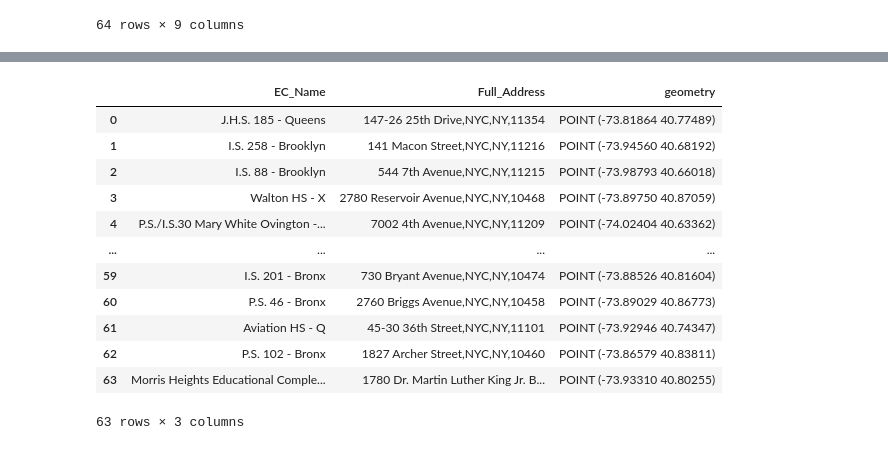
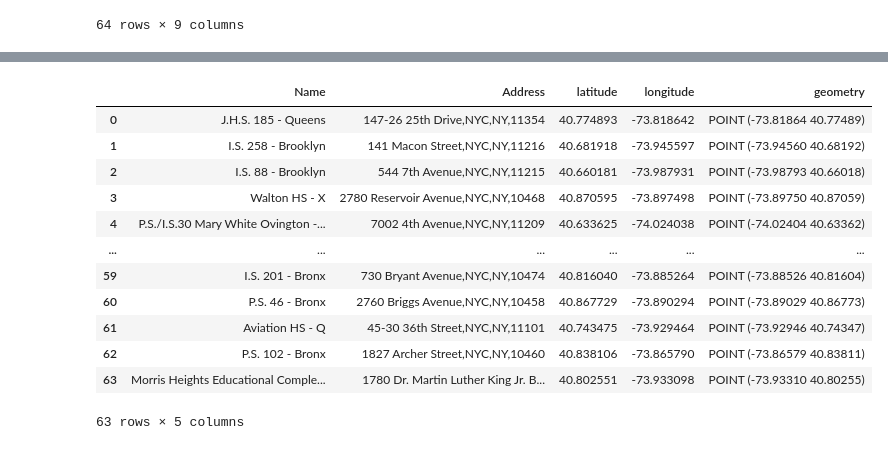
Before and after one commit to spatialthoughts/python-tutorials, a Jupyter notebook: geocoding_with_geopy.ipynb, the cells around one changed output, grey strips where cells are left out. Cells and saved outputs as stored; diff of their text form; code cells hidden in the pictures.

```diff
--- a/geocoding_with_geopy.ipynb
+++ b/geocoding_with_geopy.ipynb
@@ -188,18 +186,22 @@ address_df = address_df[~address_df['location'].isna()]
+# %%
+address_df = address_df[~address_df['location'].isna()]
+address_df = address_df[['EC_Name', 'Full_Address', 'latitude', 'longitude']]
+address_df.rename(columns = {'EC_Name': 'Name', 'Full_Address': 'Address'}, inplace=True)
 # %%
 geometry = gpd.points_from_xy(address_df.longitude, address_df.latitude)
-address_gdf = gpd.GeoDataFrame(address_df[['EC_Name', 'Full_Address']], crs='EPSG:4326', geometry=geometry)
+address_gdf = gpd.GeoDataFrame(address_df, crs='EPSG:4326', geometry=geometry)
 address_gdf
 # %% [output]
-|  | EC_Name | Full_Address | geometry |
-| 0 | J.H.S. 185 - Queens | 147-26 25th Drive,NYC,NY,11354 | POINT (-73.81864 40.77489) |
-| 1 | I.S. 258 - Brooklyn | 141 Macon Street,NYC,NY,11216 | POINT (-73.94560 40.68192) |
-| 2 | I.S. 88 - Brooklyn | 544 7th Avenue,NYC,NY,11215 | POINT (-73.98793 40.66018) |
-| 3 | Walton HS - X | 2780 Reservoir Avenue,NYC,NY,10468 | POINT (-73.89750 40.87059) |
-| 4 | P.S./I.S.30 Mary White Ovington -... | 7002 4th Avenue,NYC,NY,11209 | POINT (-74.02404 40.63362) |
-| ... | ... | ... | ... |
-| 59 | I.S. 201 - Bronx | 730 Bryant Avenue,NYC,NY,10474 | POINT (-73.88526 40.81604) |
-| 60 | P.S. 46 - Bronx | 2760 Briggs Avenue,NYC,NY,10458 | POINT (-73.89029 40.86773) |
-| 61 | Aviation HS - Q | 45-30 36th Street,NYC,NY,11101 | POINT (-73.92946 40.74347) |
-| 62 | P.S. 102 - Bronx | 1827 Archer Street,NYC,NY,10460 | POINT (-73.86579 40.83811) |
-| 63 | Morris Heights Educational Comple... | 1780 Dr. Martin Luther King Jr. B... | POINT (-73.93310 40.80255) |
+|  | Name | Address | latitude | longitude | geometry |
+| 0 | J.H.S. 185 - Queens | 147-26 25th Drive,NYC,NY,11354 | 40.774893 | -73.818642 | POINT (-73.81864 40.77489) |
+| 1 | I.S. 258 - Brooklyn | 141 Macon Street,NYC,NY,11216 | 40.681918 | -73.945597 | POINT (-73.94560 40.68192) |
+| 2 | I.S. 88 - Brooklyn | 544 7th Avenue,NYC,NY,11215 | 40.660181 | -73.987931 | POINT (-73.98793 40.66018) |
+| 3 | Walton HS - X | 2780 Reservoir Avenue,NYC,NY,10468 | 40.870595 | -73.897498 | POINT (-73.89750 40.87059) |
+| 4 | P.S./I.S.30 Mary White Ovington -... | 7002 4th Avenue,NYC,NY,11209 | 40.633625 | -74.024038 | POINT (-74.02404 40.63362) |
+| ... | ... | ... | ... | ... | ... |
+| 59 | I.S. 201 - Bronx | 730 Bryant Avenue,NYC,NY,10474 | 40.816040 | -73.885264 | POINT (-73.88526 40.81604) |
+| 60 | P.S. 46 - Bronx | 2760 Briggs Avenue,NYC,NY,10458 | 40.867729 | -73.890294 | POINT (-73.89029 40.86773) |
+| 61 | Aviation HS - Q | 45-30 36th Street,NYC,NY,11101 | 40.743475 | -73.929464 | POINT (-73.92946 40.74347) |
+| 62 | P.S. 102 - Bronx | 1827 Archer Street,NYC,NY,10460 | 40.838106 | -73.865790 | POINT (-73.86579 40.83811) |
+| 63 | Morris Heights Educational Comple... | 1780 Dr. Martin Luther King Jr. B... | 40.802551 | -73.933098 | POINT (-73.93310 40.80255) |
-63 rows × 3 columns
+63 rows × 5 columns
```
Also changed, not shown: parts of 8 cells of this notebook.
